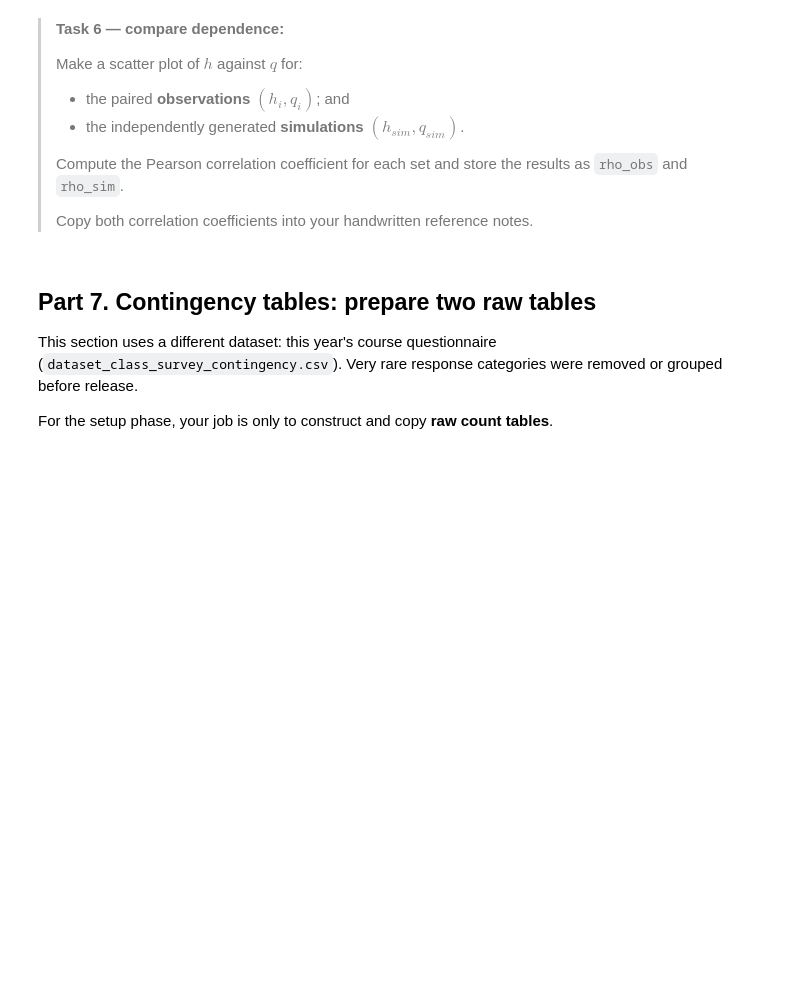
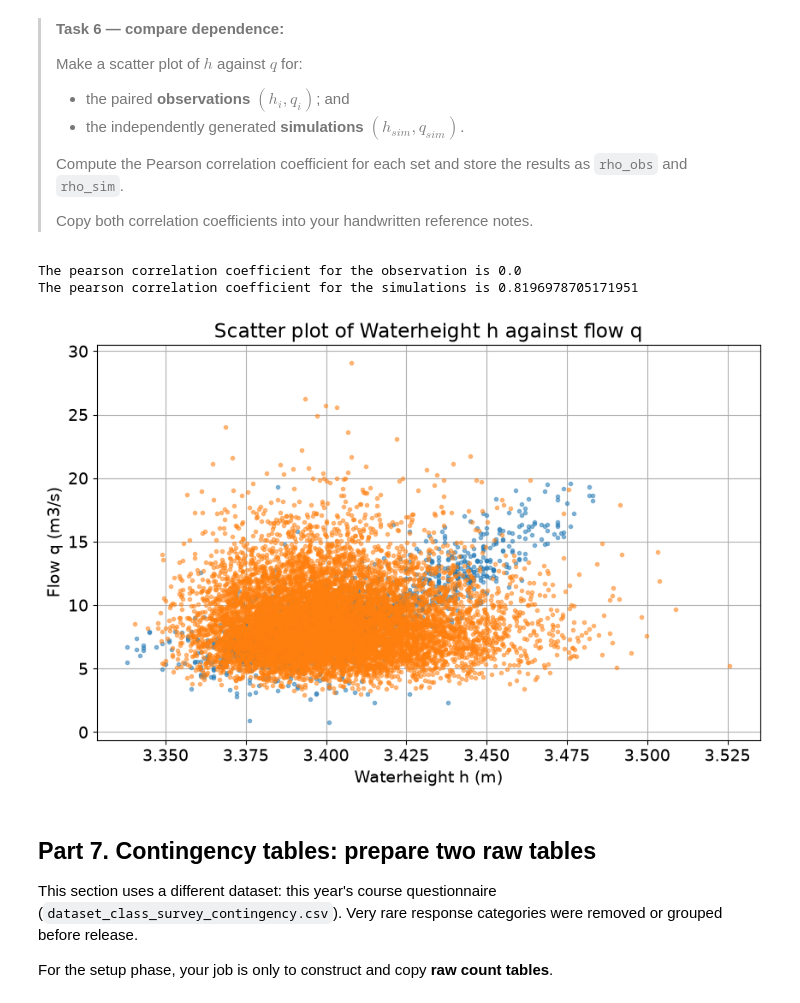
Before and after one commit to fanny200000/GA1.4, a Jupyter notebook: GA_1.4.ipynb, the cells around one changed output. Drawn from its saved outputs; the diff is of its cells as text; code cells hidden in the pictures; blank space fills up the shorter version.

```diff
--- a/GA_1.4.ipynb
+++ b/GA_1.4.ipynb
@@ -317,7 +365,24 @@ $$u=\frac{q}{95h}.$$
 >Copy both correlation coefficients into your handwritten reference notes.
 >
 # %%
-### YOUR CODE HERE
+plt.figure(figsize=(10, 6))
+plt.plot(h, q, 'o', markersize = 3, label='Observations', alpha=0.5)
+plt.plot(rs_h, rs_q, 'o', markersize = 3, label='Simulations', alpha=0.5)
+plt.grid()
+plt.xlabel('Waterheight h (m)')
+plt.ylabel('Flow q (m3/s)')
+plt.title('Scatter plot of Waterheight h against flow q')
+
+#Pearson correlation
+rho_obs = stats.pearsonr(h, q)[1]
+rho_sim = stats.pearsonr(rs_h, rs_q)[1]
+
+print(f'The pearson correlation coefficient for the observation is {rho_obs}')
+print(f'The pearson correlation coefficient for the simulations is {rho_sim}')
+# %% [output]
+The pearson correlation coefficient for the observation is 0.0
+The pearson correlation coefficient for the simulations is 0.8196978705171951
+[figure, added]
 # %% [markdown]
 ## Part 7. Contingency tables: prepare two raw tables
 
```
Also changed, not shown: parts of 1 cell of this notebook.
